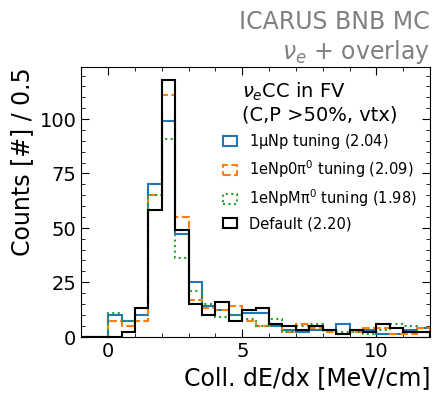
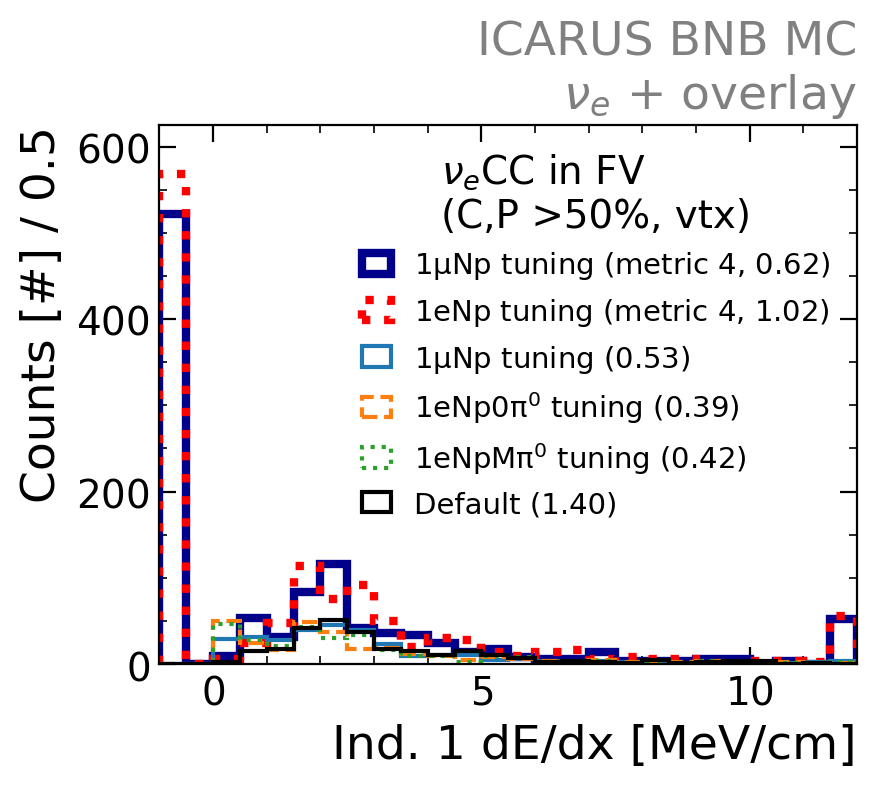
Unified diff of the notebook cell whose output changed from the first chart to the second:
--- before
+++ after
@@ -3,7 +3,7 @@
 # Variable
 
-# Var = "ind1dedx"
-# width = 0.5; binning = numpy.arange(-1, 12+width, width)
-# VarName = "Ind. 1 dE/dx [MeV/cm]"
+Var = "ind1dedx"
+width = 0.5; binning = numpy.arange(-1, 12+width, width)
+VarName = "Ind. 1 dE/dx [MeV/cm]"
 
 # Var = "ind2dedx"
@@ -11,7 +11,15 @@
 # VarName = "Ind. 2 dE/dx [MeV/cm]"
 
-Var = "colldedx"
-width = 0.5; binning = numpy.arange(-1, 12+width, width)
-VarName = "Coll. dE/dx [MeV/cm]"
+# Var = "colldedx"
+# width = 0.5; binning = numpy.arange(-1, 12+width, width)
+# VarName = "Coll. dE/dx [MeV/cm]"
+
+### V4 1uNp
+Mask = (Reco_1uNp_V4.isFV == 1) & (Reco_1uNp_V4.hitcomp > 0.5 ) & (Reco_1uNp_V4.hitpur > 0.5) & (Reco_1uNp_V4.hitcomp > 0.5) & (Reco_1uNp_V4.hitpur > 0.5) & (Reco_1uNp_V4.vtx_vstruth < 10)
+ax.hist(numpy.clip(Reco_1uNp_V4[Mask][Var], binning[0], binning[-1]), bins=binning, histtype='step', lw=3, ec=f'darkblue', label=f'$\\mathrm{{1\\mu N p}}$ tuning (metric 4, {numpy.median(Reco_1uNp_V4[Mask][Var]):.2f})', density=False)
+
+### V4 1eNp
+Mask = (Reco_1eNp_V4.isFV == 1) & (Reco_1eNp_V4.hitcomp > 0 ) & (Reco_1eNp_V4.hitpur > 0) & (Reco_1eNp_V4.hitcomp > 0.5) & (Reco_1eNp_V4.hitpur > 0.5) & (Reco_1eNp_V4.vtx_vstruth < 10)
+ax.hist(numpy.clip(Reco_1eNp_V4[Mask][Var], binning[0], binning[-1]), bins=binning, histtype='step', lw=3, ec=f'red', ls=':', label=f'$\\mathrm{{1e N p}}$ tuning (metric 4, {numpy.median(Reco_1eNp_V4[Mask][Var]):.2f})', density=False)
 
 ## 2D + DNN-ROI, with pulse trains

Commit: [showers] addedl V4 validation plots